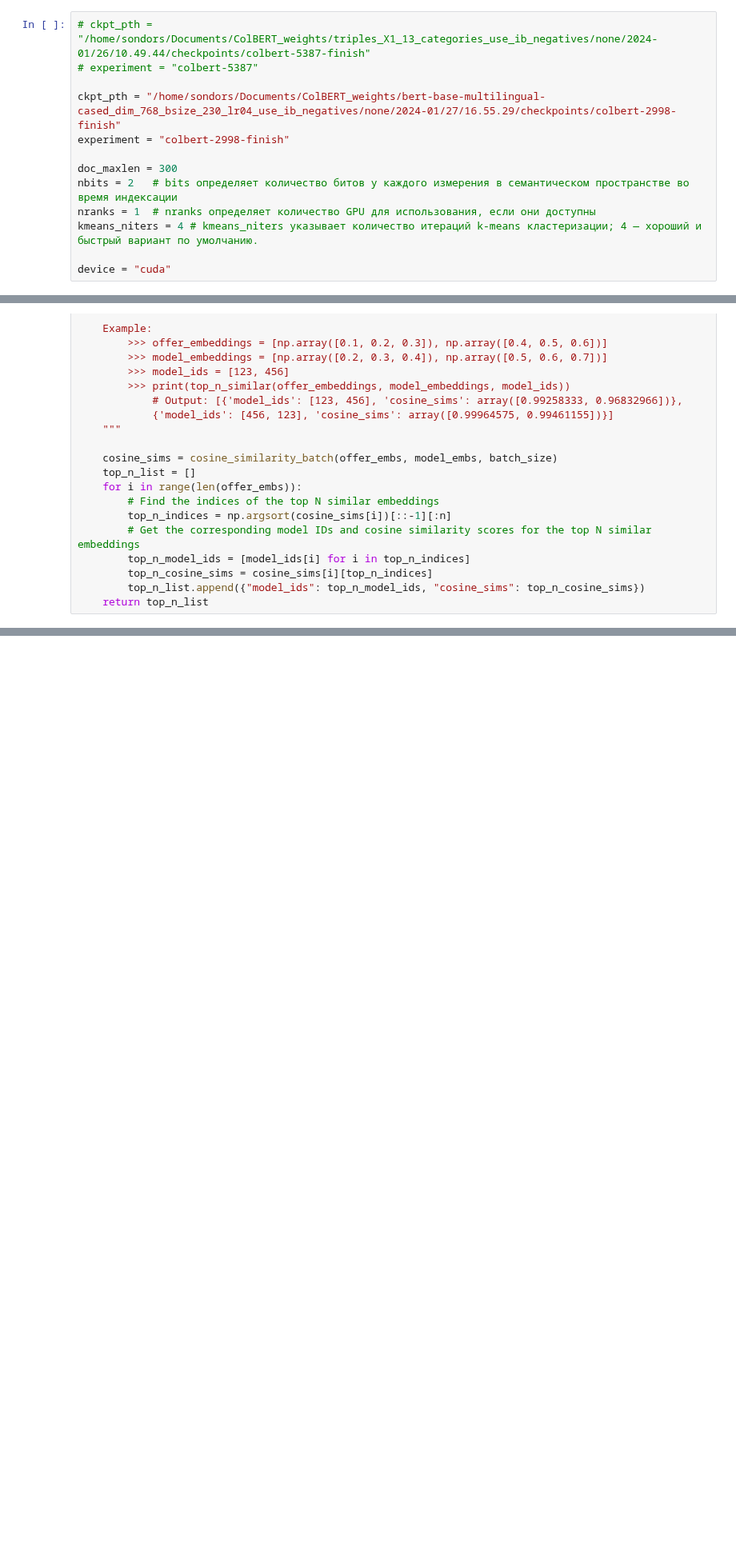
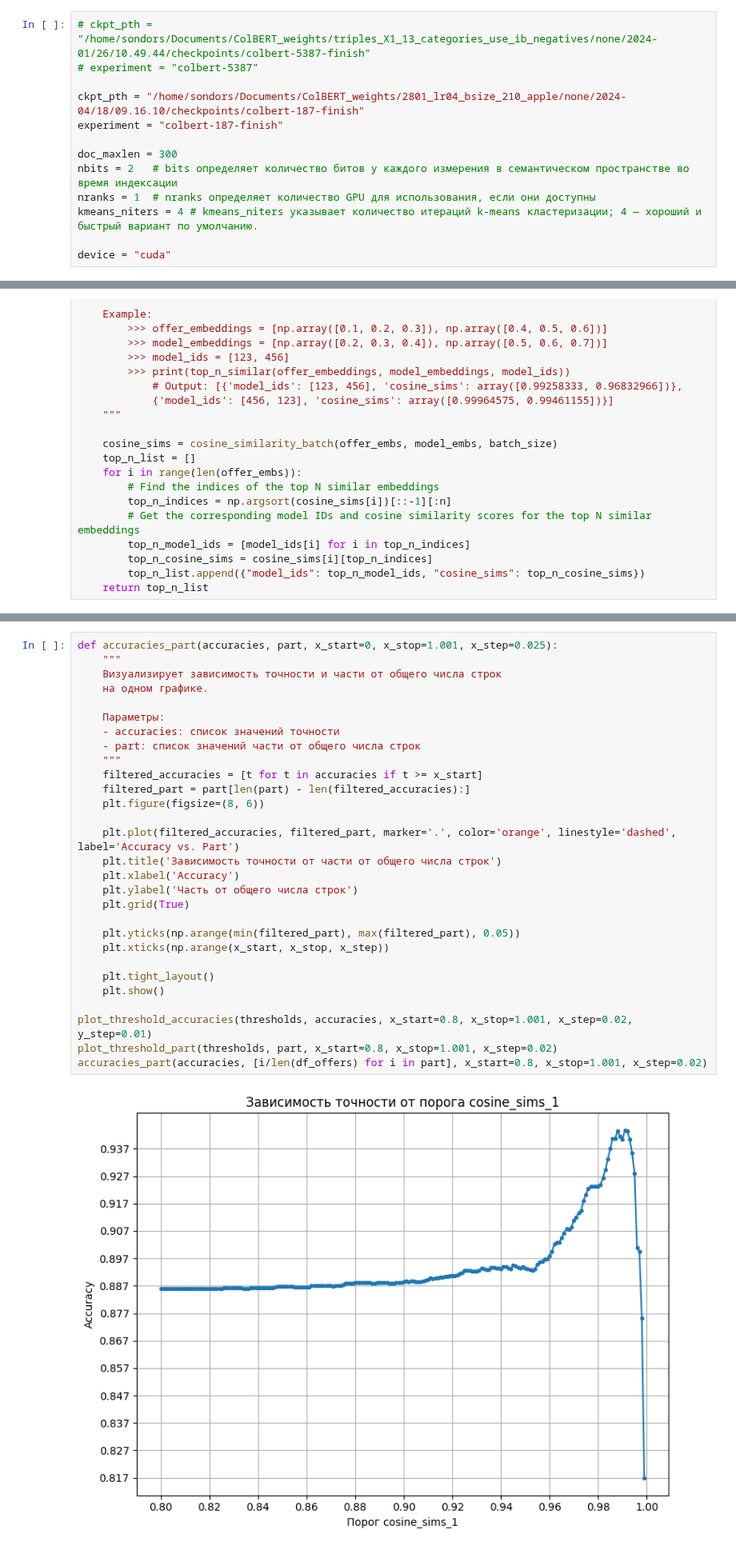
Before and after one commit to IgorSondors/ColBERT, a Jupyter notebook: EVAL/1:n_ColBERT_cos_sim.ipynb, the cells around one changed output, grey strips where cells are left out. Shown at 80% size. Drawn from its saved outputs; the diff is of its cells as text; blank space fills up the shorter version.

```diff
--- a/EVAL/1:n_ColBERT_cos_sim.ipynb
+++ b/EVAL/1:n_ColBERT_cos_sim.ipynb
@@ -74,8 +75,8 @@ df_models
 # ckpt_pth = "/home/sondors/Documents/ColBERT_weights/triples_X1_13_categories_use_ib_negatives/none/2024-01/26/10.49.44/checkpoints/colbert-5387-finish"
 # experiment = "colbert-5387"
 
-ckpt_pth = "/home/sondors/Documents/ColBERT_weights/bert-base-multilingual-cased_dim_768_bsize_230_lr04_use_ib_negatives/none/2024-01/27/16.55.29/checkpoints/colbert-2998-finish"
-experiment = "colbert-2998-finish"
+ckpt_pth = "/home/sondors/Documents/ColBERT_weights/2801_lr04_bsize_210_apple/none/2024-04/18/09.16.10/checkpoints/colbert-187-finish"
+experiment = "colbert-187-finish"
 
 doc_maxlen = 300
 nbits = 2   # bits определяет количество битов у каждого измерения в семантическом пространстве во время индексации
@@ -145,0 +335,31 @@ def top_n_similar(offer_embs: List[np.ndarray], model_embs: List[np.ndarray], mo
+# %%
+def accuracies_part(accuracies, part, x_start=0, x_stop=1.001, x_step=0.025):
+    """
+    Визуализирует зависимость точности и части от общего числа строк
+    на одном графике.
+
+    Параметры:
+    - accuracies: список значений точности
+    - part: список значений части от общего числа строк
+    """
+    filtered_accuracies = [t for t in accuracies if t >= x_start]
+    filtered_part = part[len(part) - len(filtered_accuracies):]
+    plt.figure(figsize=(8, 6))
+
+    plt.plot(filtered_accuracies, filtered_part, marker='.', color='orange', linestyle='dashed', label='Accuracy vs. Part')
+    plt.title('Зависимость точности от части от общего числа строк')
+    plt.xlabel('Accuracy')
+    plt.ylabel('Часть от общего числа строк')
+    plt.grid(True)
+
+    plt.yticks(np.arange(min(filtered_part), max(filtered_part), 0.05))
+    plt.xticks(np.arange(x_start, x_stop, x_step))
+
+    plt.tight_layout()
+    plt.show()
+
+plot_threshold_accuracies(thresholds, accuracies, x_start=0.8, x_stop=1.001, x_step=0.02, y_step=0.01)
+plot_threshold_part(thresholds, part, x_start=0.8, x_stop=1.001, x_step=0.02)
+accuracies_part(accuracies, [i/len(df_offers) for i in part], x_start=0.8, x_stop=1.001, x_step=0.02)
+# %% [output]
+[figure, added]
```
Also changed, not shown: parts of 13 cells of this notebook, 2 other files.
